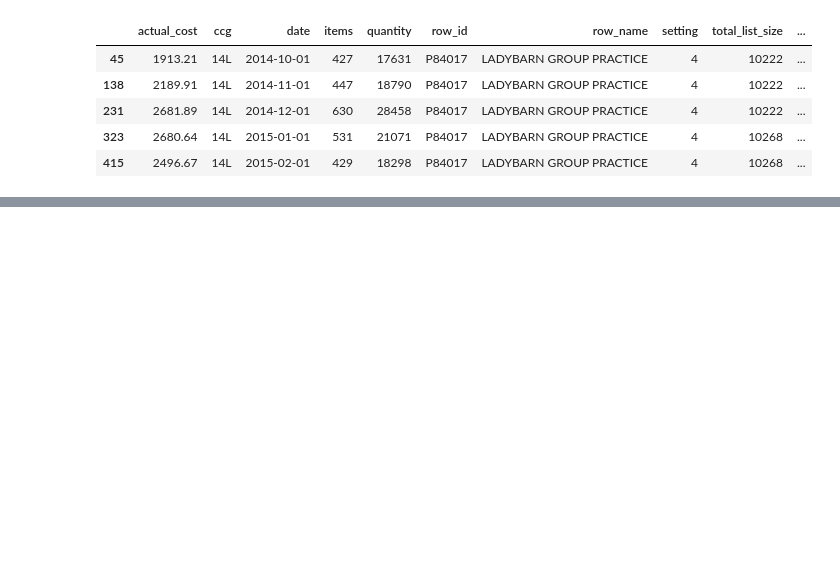
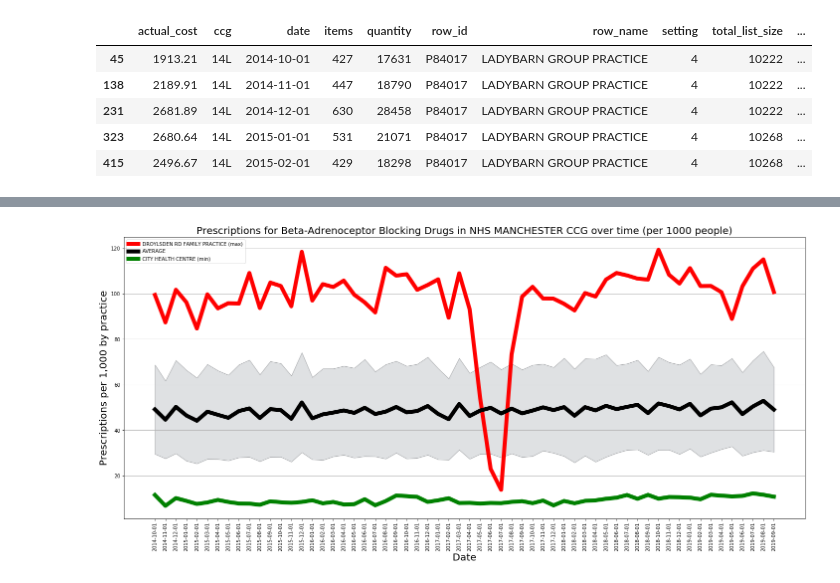
Before and after one commit to aaron-obrien/CCG_prescriptions_project, a Jupyter notebook: test.ipynb, the cells around one changed output, grey strips where cells are left out. Saved outputs shown, nothing was run; the diff lists cells and outputs as text; code cells hidden in the pictures; blank space fills up the shorter version.

```diff
--- a/test.ipynb
+++ b/test.ipynb
@@ -323,0 +296,20 @@ plt.show()
+# %%
+def make_name(CCG,BNF):
+    import requests
+
+    linkapi = 'https://openprescribing.net'
+
+    BNF_l = '/api/1.0/bnf_code/?q='
+    CCG_l = '/api/1.0/org_code/?q='
+    json = '&format=json'
+
+    CCG_link = linkapi + CCG_l + CCG + json
+    BNF_link = linkapi + BNF_l + BNF + json
+
+    CCG_request = requests.get(CCG_link)
+    BNF_request = requests.get(BNF_link)
+
+    CCG_data = pd.DataFrame(CCG_request.json())
+    BNF_data = pd.DataFrame(BNF_request.json())
+
+    return [CCG_data['code'].iloc[0], CCG_data['name'].iloc[0],BNF_data['id'].iloc[0], BNF_data['name'].iloc[0]]
@@ -323,0 +372,4 @@ plt.show()
+# %%
+combined = prescriptionsPlot(CCG='14L', BNF='beta')
+# %% [output]
+[figure, added]
```
Also changed, not shown: parts of 13 cells of this notebook.
